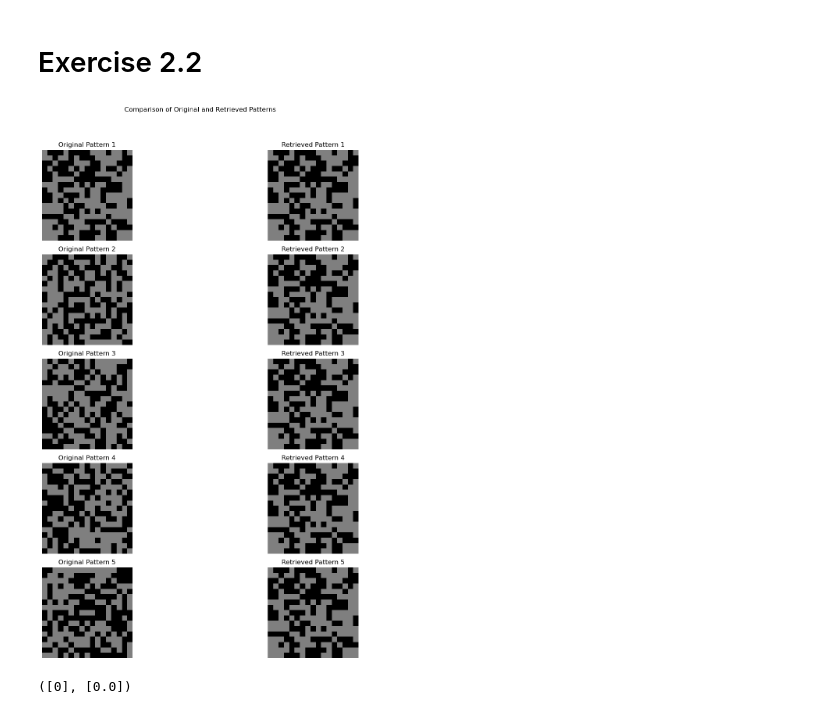
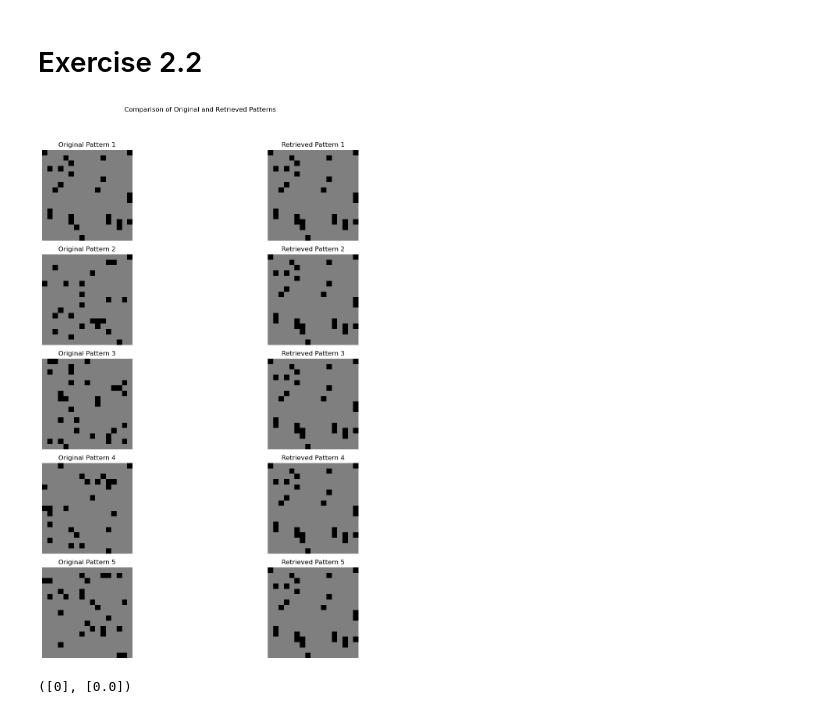
Before and after one commit to AdrienFeillard/CNNN-project, a Jupyter notebook: Exo2.ipynb, the cells around one changed output. Drawn from its saved outputs; the diff is of its cells as text; code cells hidden in the pictures.

```diff
--- a/Exo2.ipynb
+++ b/Exo2.ipynb
@@ -26,41 +26,41 @@ The model is exactly equivalent to the standard model (upon averaging over the s
 importlib.reload(F)
 N=289 #neurons
 M= 5 #patterns
-a=0.5
-b=0.5
+a=0.1
+b=0.1
 beta=4
 c=2/(a*(1-a))
 T=20
 patterns=F.generate_low_activity_patterns(N,M,a)
 initial_state = F.flip_bits_V1(patterns[0], c=0.15)
 
 weight=F.compute_weight_matrix(patterns,N,a,b)
 #theta =np.sum(weight)
-theta=0
+theta=10
 S=initial_state
 
 for t in range(T):
             overlaps = F.compute_overlaps(patterns, S,a)
             S = F.update_states_with_overlaps(patterns, overlaps,theta, beta,b)
             S = np.array([F.stochastic_spike_variable(si) for si in S])
 
 
 fig, ax = plt.subplots(nrows=M, ncols=2, figsize=(15, 15))
     # Display the original pattern
 for i in range(M):
     ax[i, 0].imshow(patterns[i].reshape(17,17), cmap='binary', vmin=-1, vmax=1)
     ax[i, 0].set_title(f'Original Pattern {i+1}')
     ax[i, 0].axis('off')  # Hide grid lines and ticks for clarity
     # Display the retrieved pattern
     ax[i, 1].imshow(S.reshape(17,17), cmap='binary', vmin=-1, vmax=1)
     ax[i, 1].set_title(f'Retrieved Pattern {i+1}')
     ax[i, 1].axis('off')  # Hide grid lines and ticks for clarity
 plt.suptitle("Comparison of Original and Retrieved Patterns")
 plt.tight_layout(rect=[0, 0.03, 1, 0.95])
 plt.savefig("Ex0.2_pattern_retrieval.png", )
 plt.show()
 # %% [output]
-[figure, old version]
+[figure, new version]
 # %%
 importlib.reload(F)
 N = 300  # neurons
```
Also changed, not shown: parts of 1 cell of this notebook, 3 other files.
